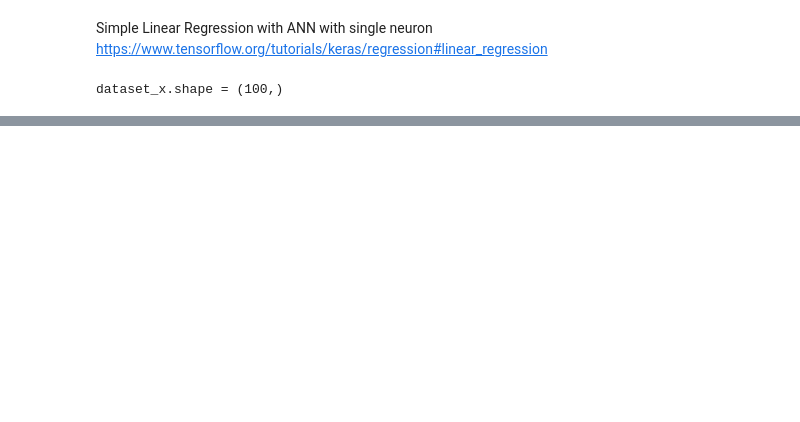
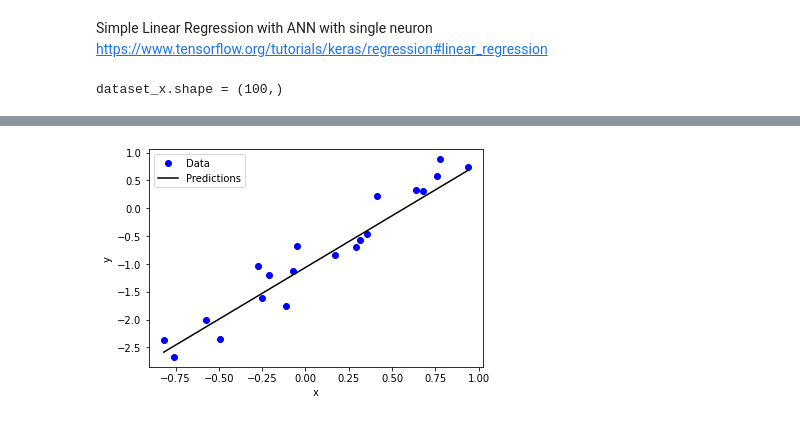
Before and after one commit to BojanKomazec/tensorflow-demo-notebooks, a Jupyter notebook: Simple_linear_regression_with_gradient_descent.ipynb, the cells around one changed output, grey strips where cells are left out. Saved outputs shown, nothing was run; the diff lists cells and outputs as text; code cells hidden in the pictures; blank space fills up the shorter version.

```diff
--- a/Simple_linear_regression_with_gradient_descent.ipynb
+++ b/Simple_linear_regression_with_gradient_descent.ipynb
@@ -60,6 +54,11 @@ test_labels = test_features.pop('y')
 # %%
-def plot_fn(x, y):
-  plt.plot(train_features['x'], train_labels, 'bo', label='Data')
+#
+# Define function which plots
+#
+
+#
+def plot_fn(dataset_x, dataset_y, x, y):
+  plt.plot(dataset_x, dataset_y, 'bo', label='Data')
   plt.plot(x, y, color='k', label='Predictions')
   plt.xlabel('x')
   plt.ylabel('y')
@@ -127,0 +133,9 @@ plot_fn(dataset_x,y)
+# %%
+#
+# Plot the function approximation on test (validation) set
+#
+
+test_y = k * dataset_test['x'] + b
+plot_fn(dataset_test['x'], dataset_test['y'], dataset_test['x'], test_y)
+# %% [output]
+[figure, added]
```
Also changed, not shown: parts of 7 cells of this notebook.
